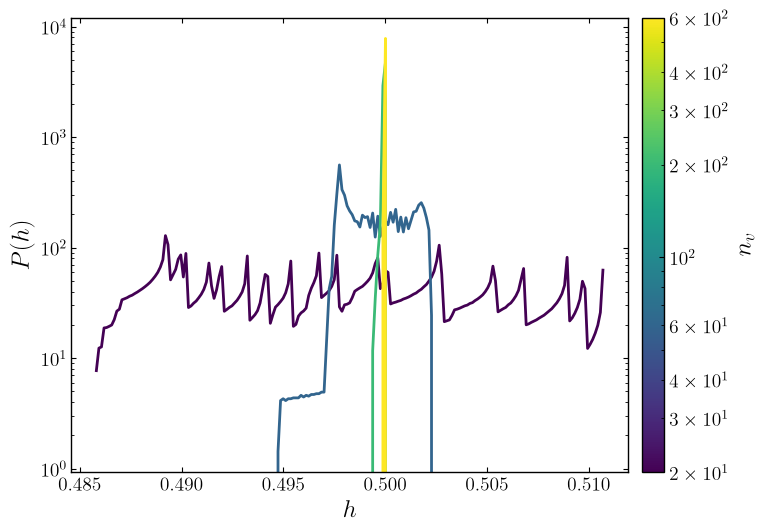
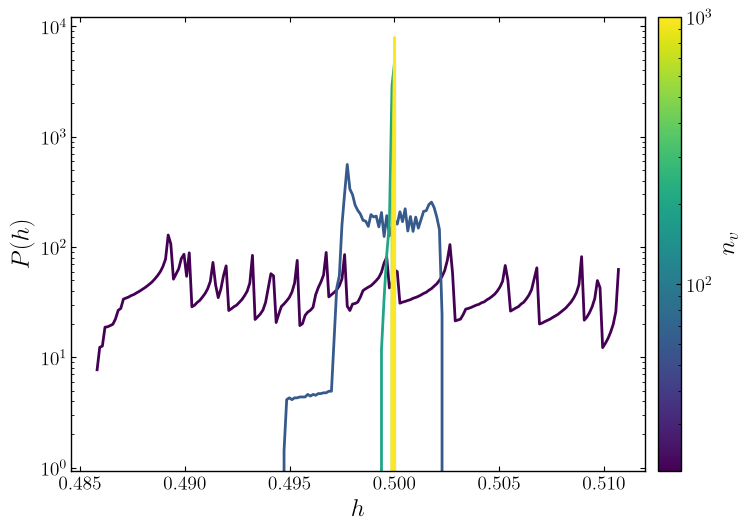
The notebook cell's code change between the first figure and the second:
--- before
+++ after
@@ -2,4 +2,5 @@
 
 asperity_radius = 0.1
+min_count = 0
 
 all_heights = np.concatenate([data[nv][asperity_radius]["heights"] for nv in nv_values])
@@ -21,8 +22,9 @@
     record = data[nv][asperity_radius]
     heights = record["heights"]
-    probability, _ = density(heights)
+    probability, counts = density(heights)
+    mask = counts >= min_count
     ax.plot(
-        centers,
-        probability,
+        centers[mask],
+        probability[mask],
         color=cmap(norm(nv)),
         label=rf"$n_v={nv}$",
@@ -40,3 +42,6 @@
 # ax.legend(frameon=False, fontsize=12, title=rf"$r_a={asperity_radius}$")
 plt.tight_layout()
+figure_path = Path("../figures/heights/height-distributions-nv.png")
+figure_path.parent.mkdir(parents=True, exist_ok=True)
+plt.savefig(figure_path, dpi=600, bbox_inches="tight")
 plt.show()

Commit: height distributions by different variables